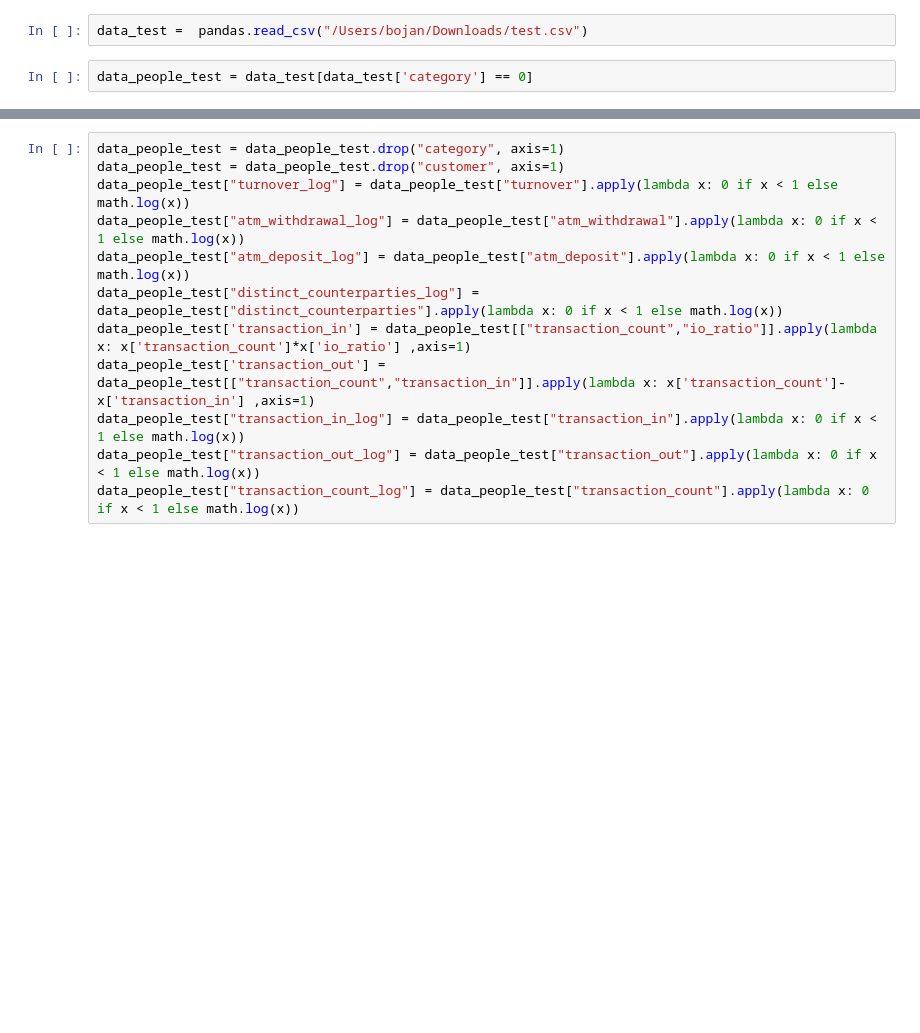
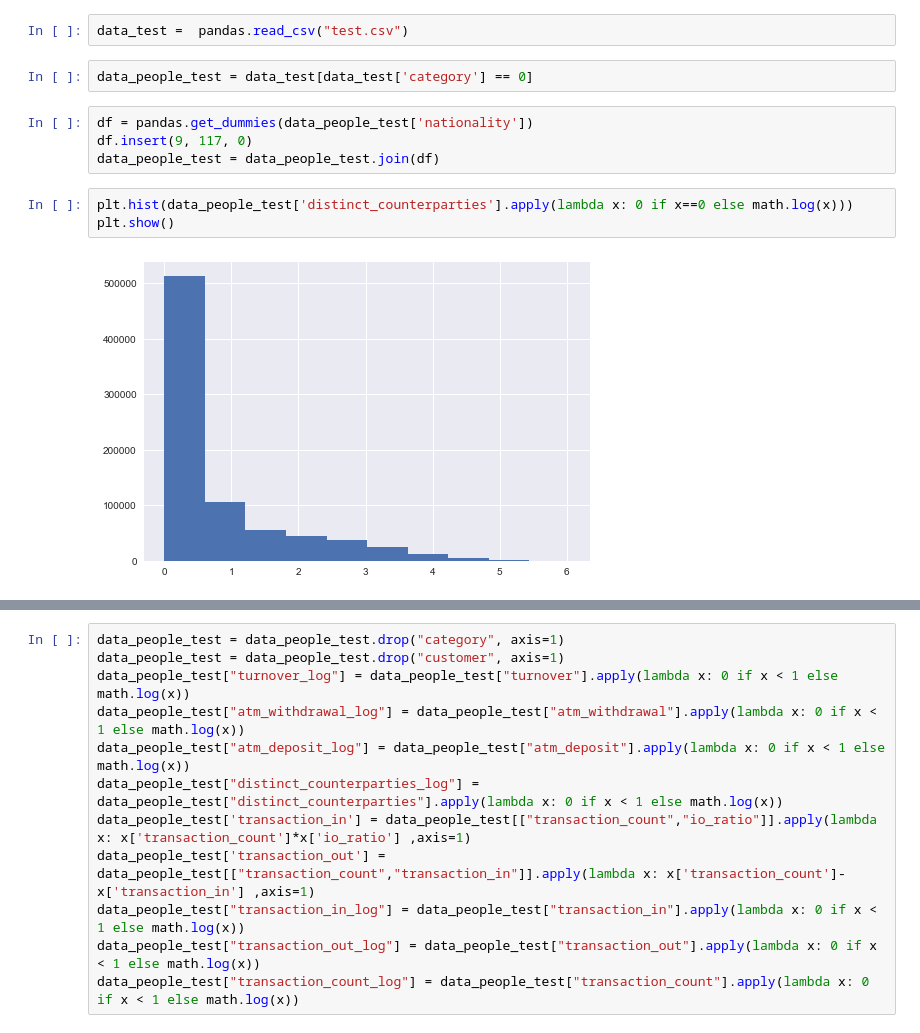
Before and after one commit to nathanquinteiro/fraud_detection_model_CS, a Jupyter notebook: Data_tansformation.ipynb, the cells around one changed output, grey strips where cells are left out. Drawn from its saved outputs; the diff is of its cells as text; blank space fills up the shorter version.

```diff
--- a/Data_tansformation.ipynb
+++ b/Data_tansformation.ipynb
@@ -185,6 +246,15 @@ data_people.to_csv('final_train.csv')
 # %% [markdown]
 # Test data
 # %%
-data_test =  pandas.read_csv("/Users/bojan/Downloads/test.csv")
+data_test =  pandas.read_csv("test.csv")
 # %%
 data_people_test = data_test[data_test['category'] == 0]
+# %%
+df = pandas.get_dummies(data_people_test['nationality'])
+df.insert(9, 117, 0)
+data_people_test = data_people_test.join(df)
+# %%
+plt.hist(data_people_test['distinct_counterparties'].apply(lambda x: 0 if x==0 else math.log(x)))
+plt.show()
+# %% [output]
+[figure, added]
```
Also changed, not shown: parts of 56 cells of this notebook, 1 other file.
